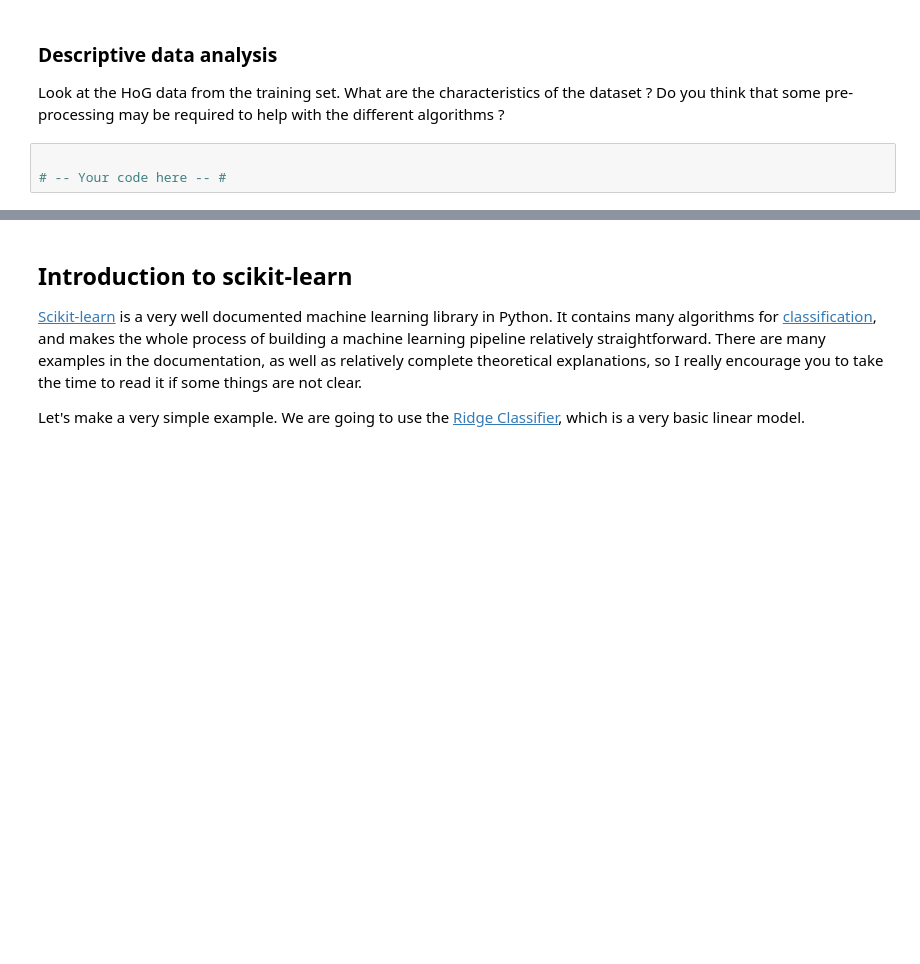
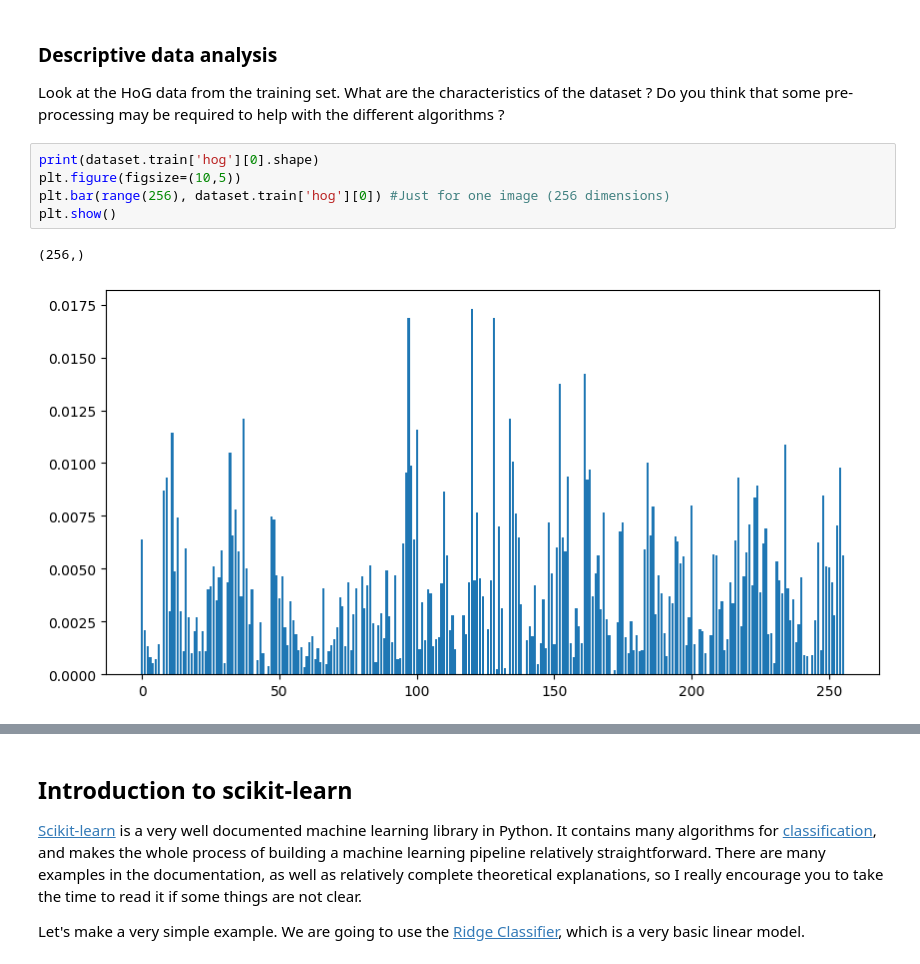
Before and after one commit to liseregn/INFO_H501, a Jupyter notebook: docs/LABS/ML0_Introduction.ipynb, the cells around one changed output, grey strips where cells are left out. Saved outputs shown, nothing was run; the diff lists cells and outputs as text; blank space fills up the shorter version.

```diff
--- a/docs/LABS/ML0_Introduction.ipynb
+++ b/docs/LABS/ML0_Introduction.ipynb
@@ -82,6 +125,11 @@ The dataset has already been split into a training set (dataset.train) and a tes
 ### Descriptive data analysis
 
 Look at the HoG data from the training set. What are the characteristics of the dataset ? Do you think that some pre-processing may be required to help with the different algorithms ?
-# %%
-
-# -- Your code here -- #
+# %%
+print(dataset.train['hog'][0].shape)
+plt.figure(figsize=(10,5))
+plt.bar(range(256), dataset.train['hog'][0]) #Just for one image (256 dimensions)
+plt.show()
+# %% [output]
+(256,)
+[figure, added]
```
Also changed, not shown: parts of 24 cells of this notebook.
